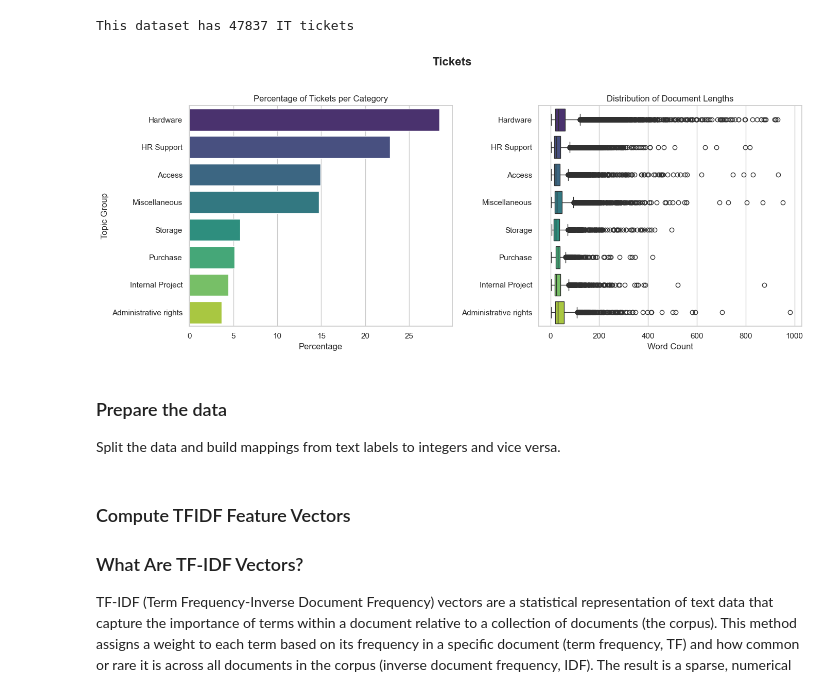
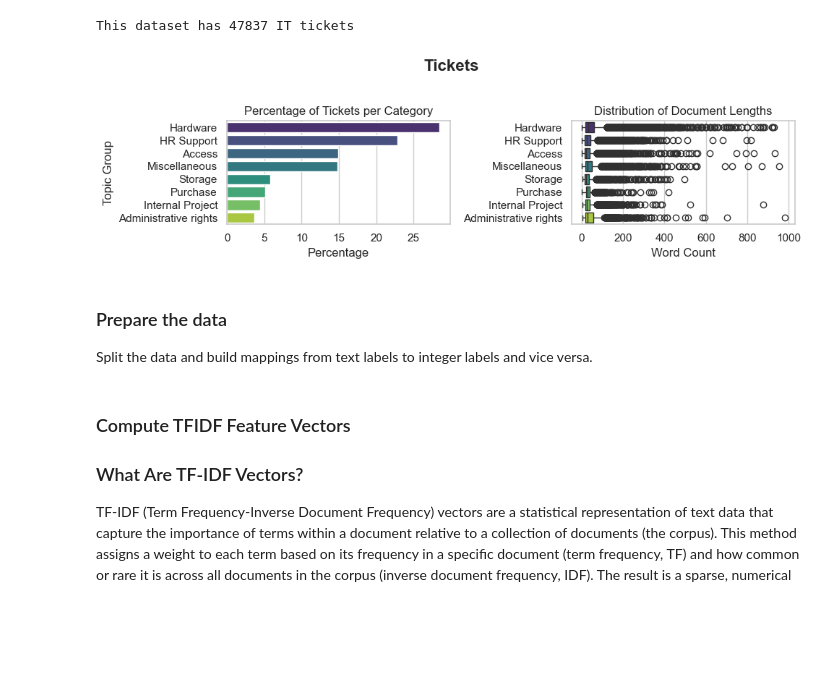
Before and after one commit to nkoranda97/DS776, a Jupyter notebook: Lessons/Lesson_08_Text_Classification/IT_Classifier.ipynb, the cells around one changed output. Cells and saved outputs as stored; diff of their text form; code cells hidden in the pictures; blank space fills up the shorter version.

```diff
--- a/Lessons/Lesson_08_Text_Classification/IT_Classifier.ipynb
+++ b/Lessons/Lesson_08_Text_Classification/IT_Classifier.ipynb
@@ -64,9 +71,6 @@ if downsample_ratio < 1.0:
 # %% [output]
 This dataset has 47837 IT tickets
 # %%
-import seaborn as sns
-import matplotlib.pyplot as plt
-
 # Calculate percentages per category
 category_counts = df["Topic_group"].value_counts(normalize=True) * 100
 category_percentages = category_counts.reset_index()
@@ -83,7 +87,7 @@ palette = sns.color_palette("viridis", len(category_order))
 color_mapping = dict(zip(category_order, palette))
 
 # Create the side-by-side plots
-fig, axes = plt.subplots(1, 2, figsize=(14, 6))
+fig, axes = plt.subplots(1, 2, figsize=(10,3))
 
 # Barplot: Percentage per category
 sns.barplot(
@@ -93,38 +97,38 @@ sns.barplot(
     palette=color_mapping,
     hue="Topic_group",
     order=category_order,
     ax=axes[0]
 )
 axes[0].set_title("Percentage of Tickets per Category")
 axes[0].set_xlabel("Percentage")
 axes[0].set_ylabel("Topic Group")
 
 # Boxplot: Distribution of document lengths
 sns.boxplot(
     data=df,
     x="Document_Length",
     y="Topic_group",
     palette=color_mapping,
     hue="Topic_group",
     order=category_order,
     ax=axes[1]
 )
 axes[1].set_title("Distribution of Document Lengths")
 axes[1].set_xlabel("Word Count")
 axes[1].set_ylabel("")
 
 # Set the suptitle
 fig.suptitle("Tickets", fontsize=16, weight="bold")
 
 # Adjust layout
 plt.tight_layout(rect=[0, 0, 1, 0.95])
 plt.show()
 # %% [output]
-[figure, old version]
+[figure, new version]
 # %% [markdown]
 ### Prepare the data
 
-Split the data and build mappings from text labels to integers and vice versa.
+Split the data and build mappings from text labels to integer labels and vice versa.
 # %%
 test_size=0.2
 random_state=42
```
Also changed, not shown: parts of 12 cells of this notebook, 45 other files.
